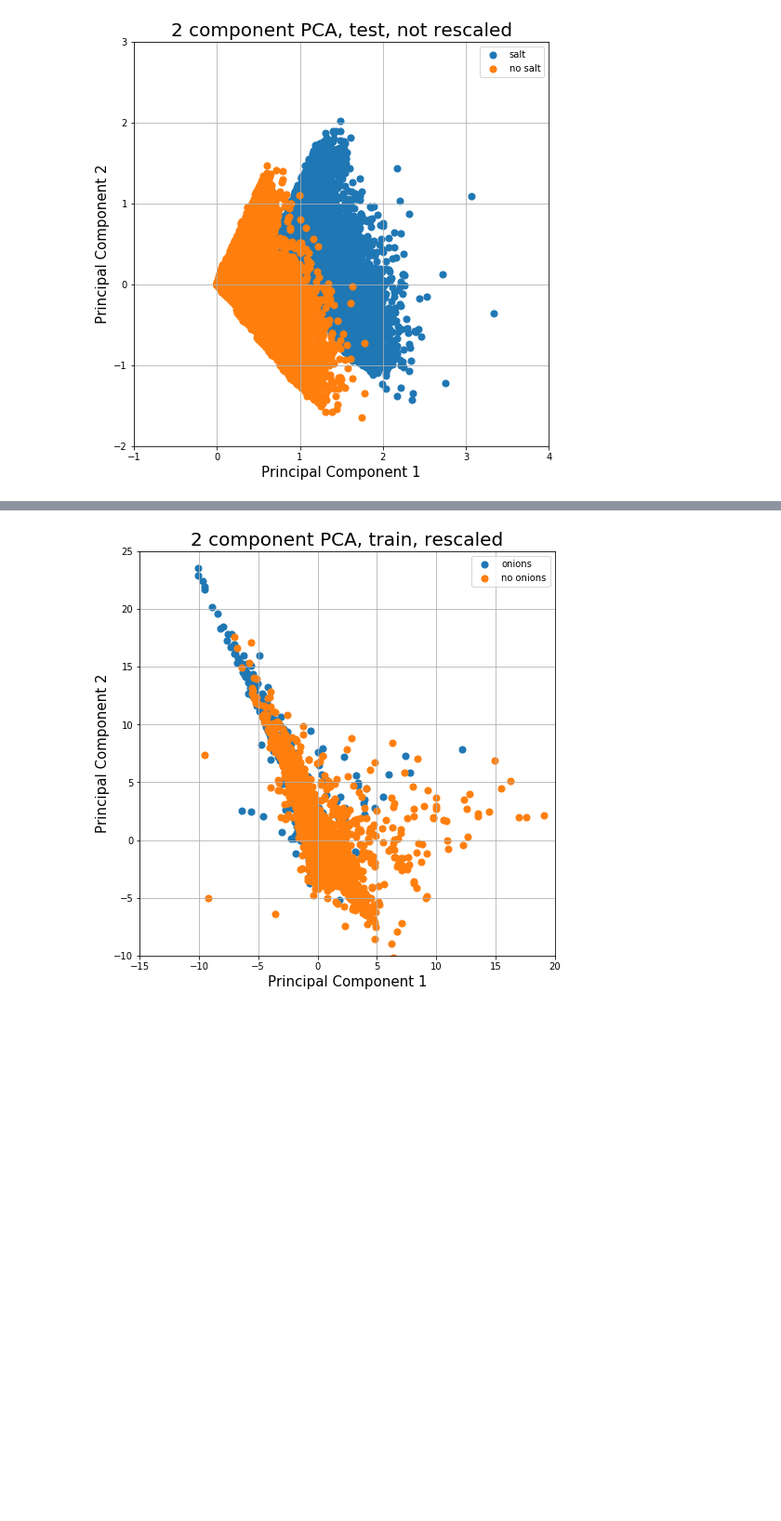
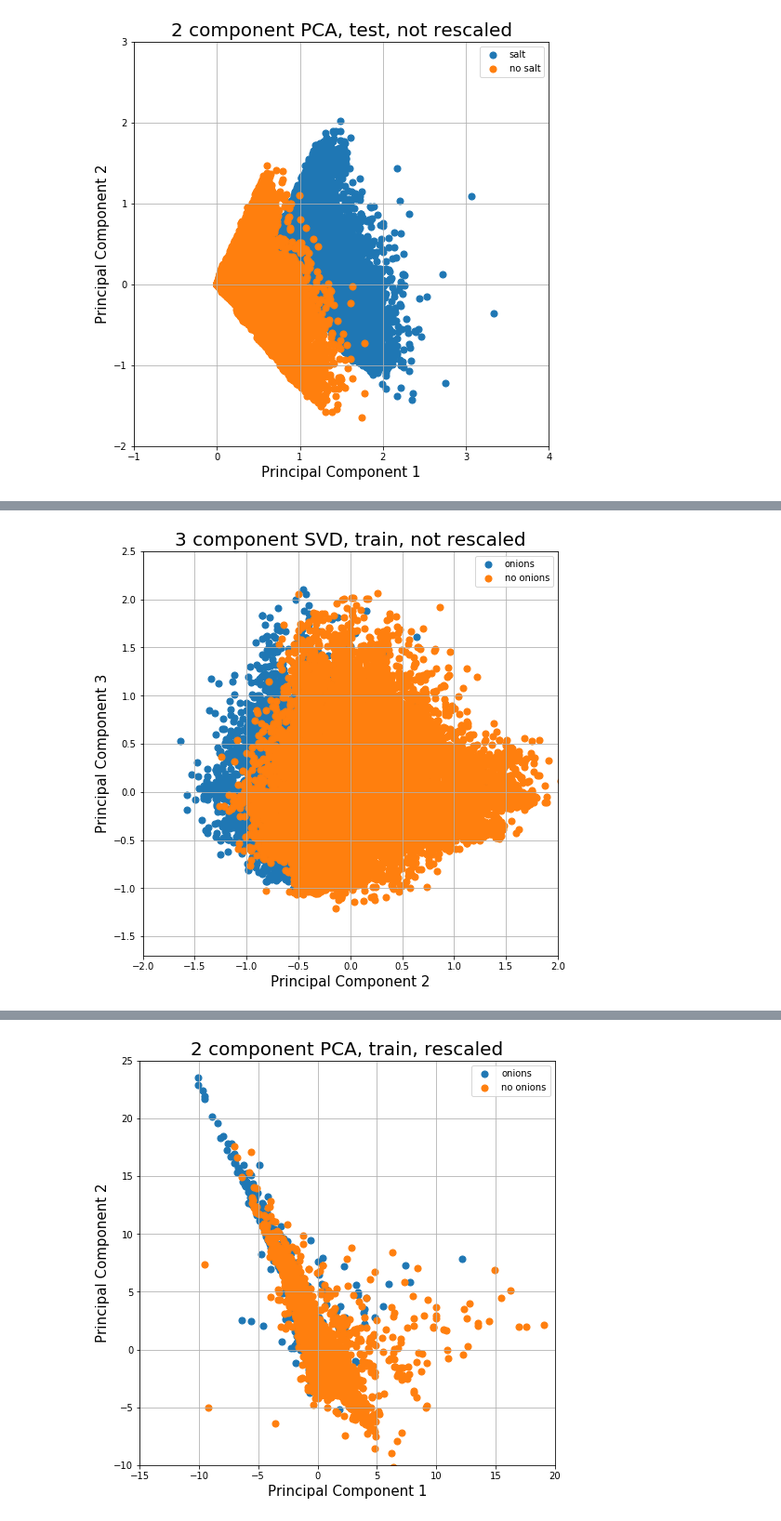
Before and after one commit to neurocaience/cos424_finalproj_kagglewhatscooking, a Jupyter notebook: TruncatedSVD.ipynb, the cells around one changed output, grey strips where cells are left out. Shown at 93% size. Saved outputs shown, nothing was run; the diff lists cells and outputs as text; code cells hidden in the pictures; blank space fills up the shorter version.

```diff
--- a/TruncatedSVD.ipynb
+++ b/TruncatedSVD.ipynb
@@ -293,0 +360,20 @@ ax.grid()
+# %%
+import matplotlib.pyplot as plt
+%matplotlib inline
+pd.options.display.max_columns=100
+
+# https://towardsdatascience.com/pca-using-python-scikit-learn-e653f8989e60
+fig = plt.figure(figsize = (8,8))
+ax = fig.add_subplot(1,1,1)
+ax.set_xlim(xmin=-2, xmax=2)
+ax.set_ylim(ymin=-1.7, ymax=2.5)
+ax.set_xlabel('Principal Component 2', fontsize = 15)
+ax.set_ylabel('Principal Component 3', fontsize = 15)
+ax.set_title('3 component SVD, train, not rescaled', fontsize = 20)
+targets = ['onions', 'no onions']
+for i in range(len(targets)):
+    ax.scatter(principalComps[labelsTrain[i],1], principalComps[labelsTrain[i],2], s = 50)
+ax.legend(targets)
+ax.grid()
+# %% [output]
+[figure, added]
```
Also changed, not shown: parts of 8 cells of this notebook.
